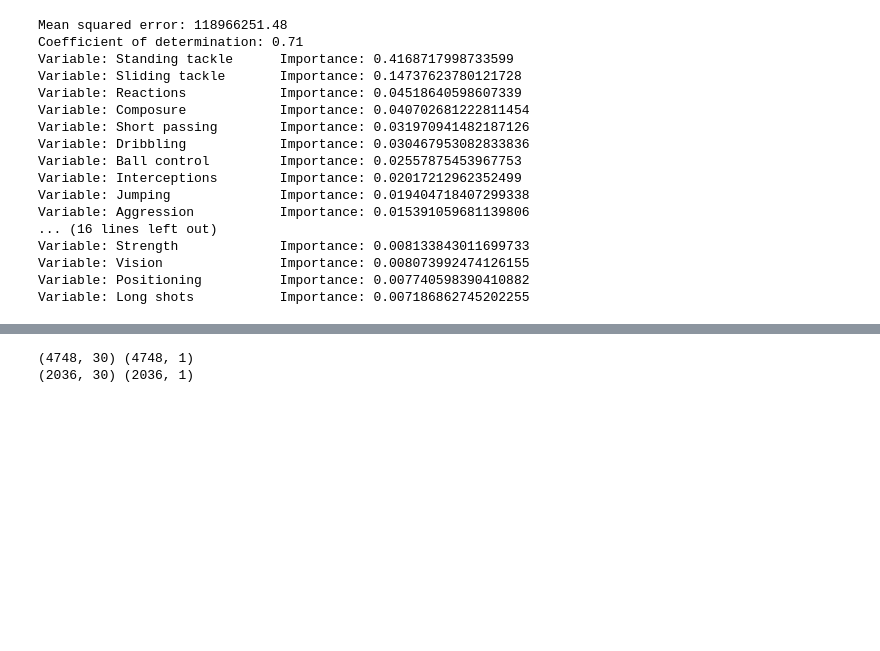
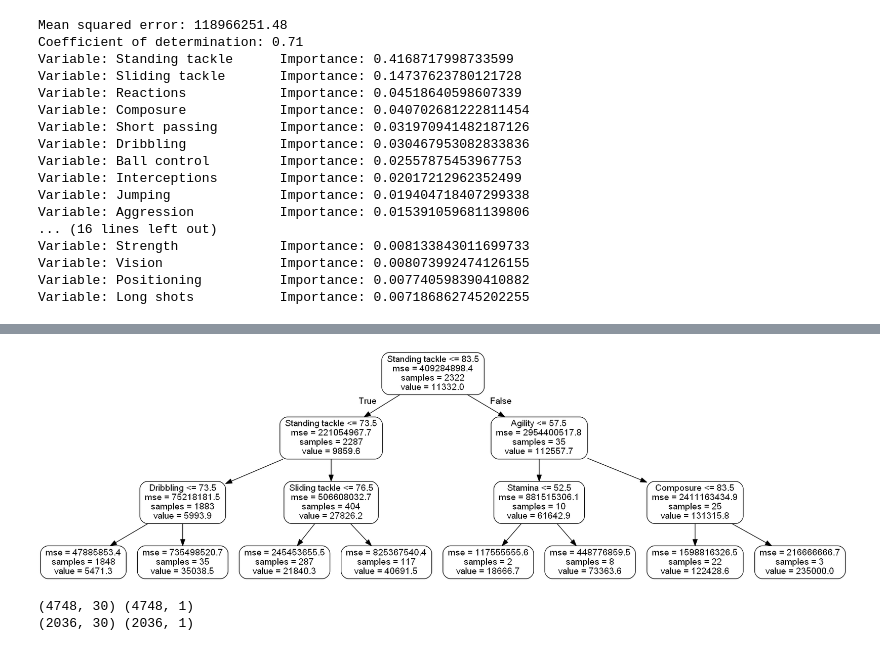
Before and after one commit to sthalder/fifa-player-wage-analysis, a Jupyter notebook: Fifa Wage Prediction Analysis.ipynb, the cells around one changed output, grey strips where cells are left out. Saved outputs shown, nothing was run; the diff lists cells and outputs as text; code cells hidden in the pictures; blank space fills up the shorter version.

Commit message:
Added project description along with explanation of steps. Also, added data and image folders

```diff
--- a/Fifa Wage Prediction Analysis.ipynb
+++ b/Fifa Wage Prediction Analysis.ipynb
@@ -498,3 +602,30 @@ Variable: Long shots           Importance: 0.007186862745202255
+# %%
+# Random Forest model for DF - Small tree for visualization
+wage_rf_df_s = RandomForestRegressor(random_state = 1000, max_depth = 3)
+
+# Train the model using the training sets
+wage_rf_df_s.fit(X_df_train, y_df_train)
+
+# Import tools needed for visualization
+from sklearn.tree import export_graphviz
+import pydot
+# Pull out one tree from the forest
+tree_df = wage_rf_df_s.estimators_[5]
+# Import tools needed for visualization
+from sklearn.tree import export_graphviz
+import pydot
+# Pull out one tree from the forest
+tree_df = wage_rf_df_s.estimators_[5]
+# Export the image to a dot file
+export_graphviz(tree_df, out_file = 'tree_df.dot', feature_names = list(X_df_train.columns), rounded = True, precision = 1)
+# Use dot file to create a graph
+(graph, ) = pydot.graph_from_dot_file('tree_df.dot')
+# Write graph to a png file
+graph.write_png('tree_df.png')
+
+Image(filename = 'C:/Users/sthal/FIFA images/tree_df.png', width=1000, height=1000)
+# %% [output]
+[figure, added]
 # %%
 # Midfielder wage analysis
 
```
Also changed, not shown: parts of 44 cells of this notebook, 9 other files.
